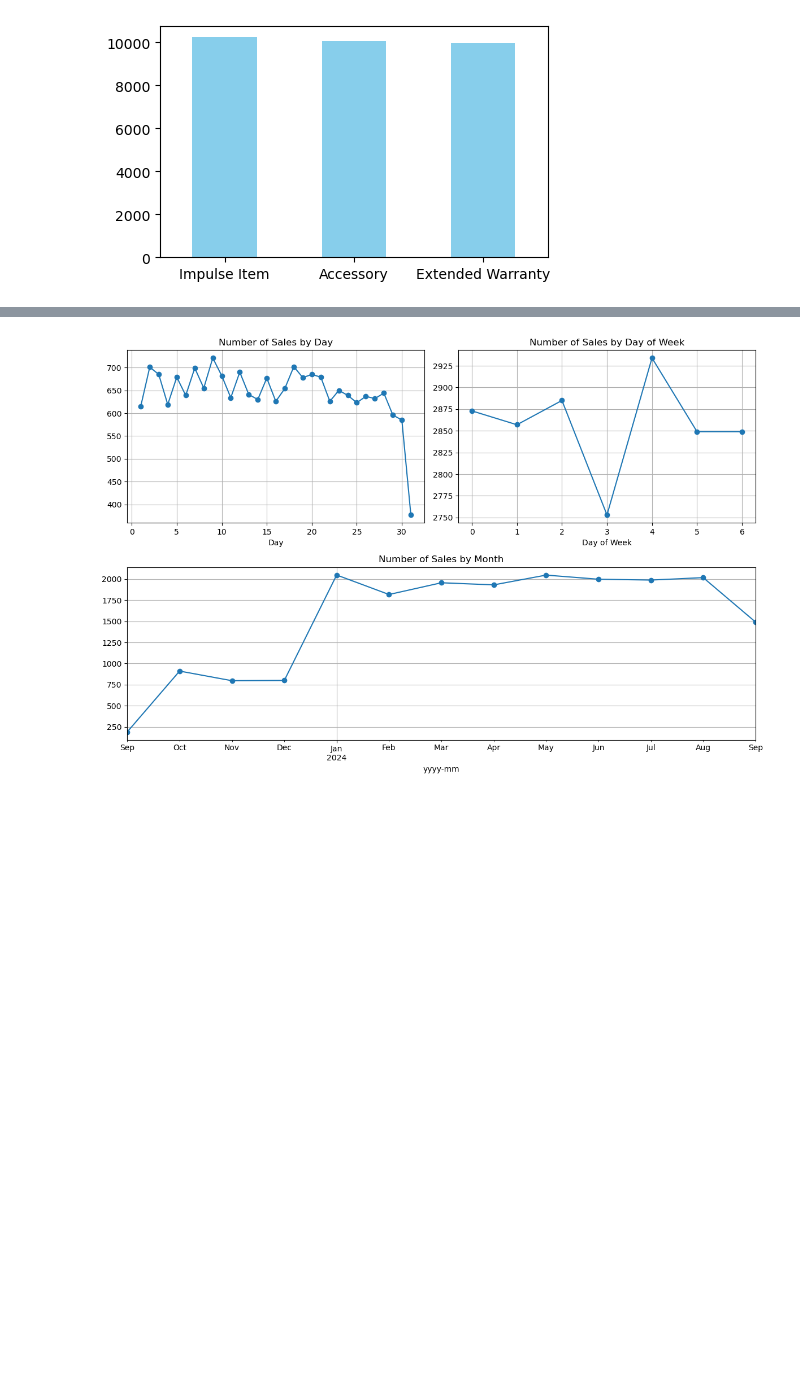
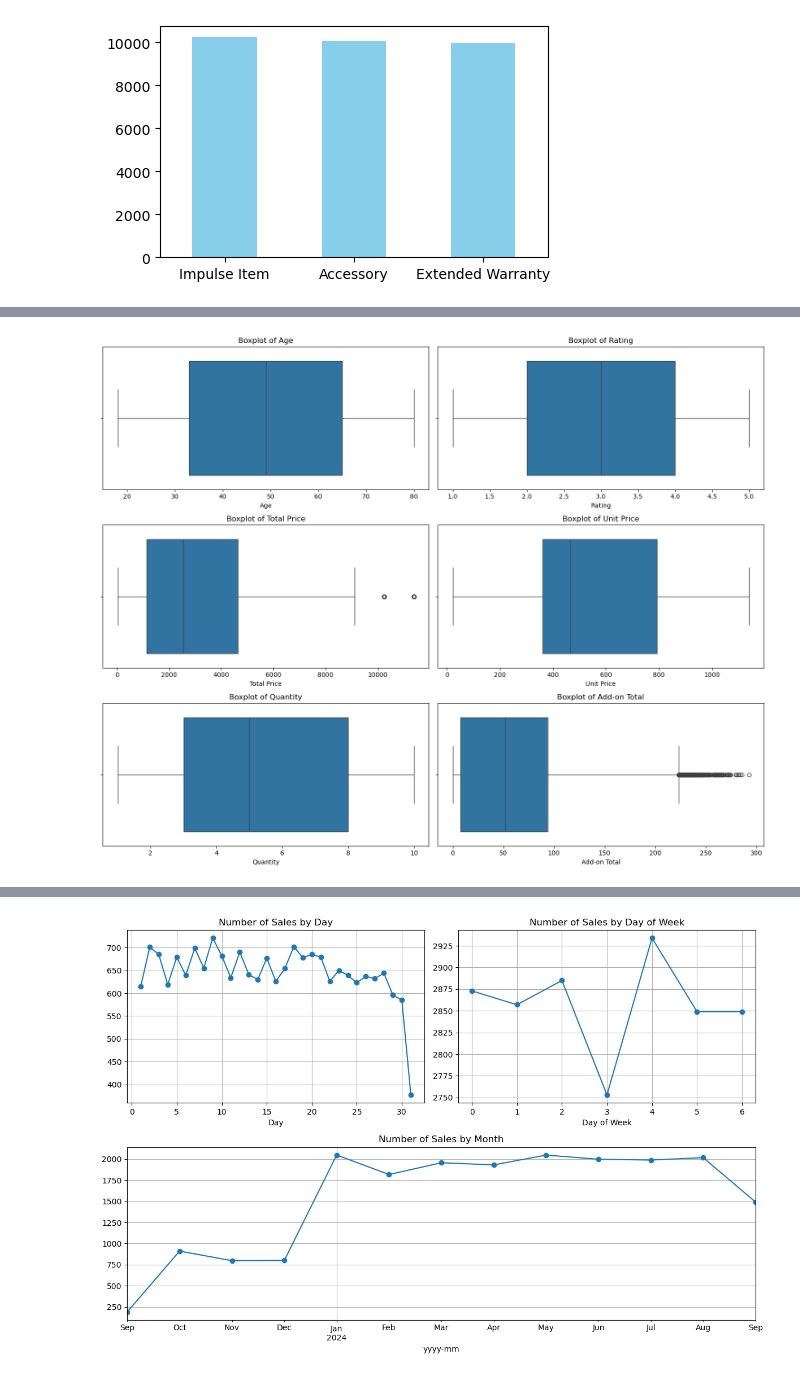
Before and after one commit to LtnLinh/CSC17104-Programming-for-Data-Science, a Jupyter notebook: Notebook.ipynb, the cells around one changed output, grey strips where cells are left out. Cells and saved outputs as stored; diff of their text form; code cells hidden in the pictures; blank space fills up the shorter version.

```diff
--- a/Notebook.ipynb
+++ b/Notebook.ipynb
@@ -232,0 +272,14 @@ plt.show()
+# %%
+fig_row = len(numeric_cols) // 2 + len(numeric_cols) % 2
+fig, axes = plt.subplots(fig_row, 2, figsize=(15, 4 * fig_row))
+
+for i, col in enumerate(numeric_cols):
+    row = i // 2
+    col_idx = i % 2
+    sns.boxplot(x=sales_df[col], ax=axes[row, col_idx])
+    axes[row, col_idx].set_title(f'Boxplot of {col}')
+
+plt.tight_layout()
+plt.show()
+# %% [output]
+[figure, added]
```
Also changed, not shown: parts of 17 cells of this notebook.
